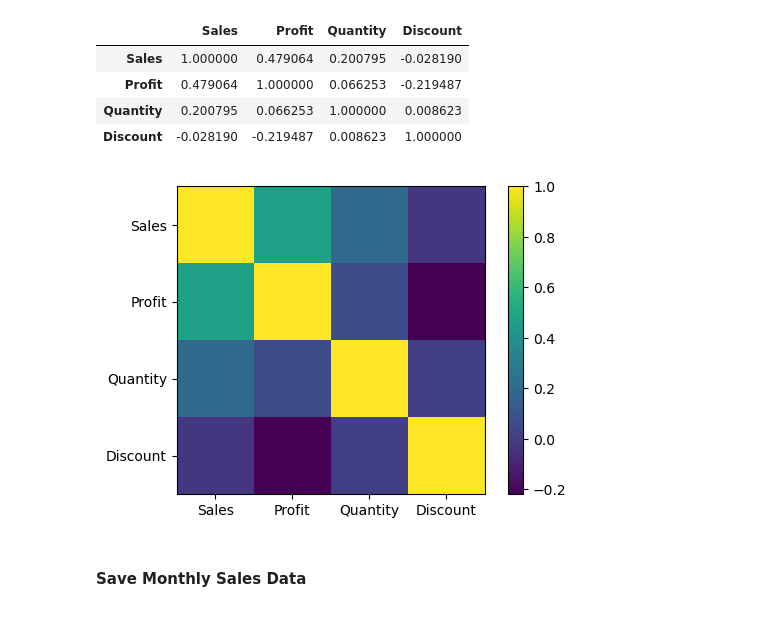
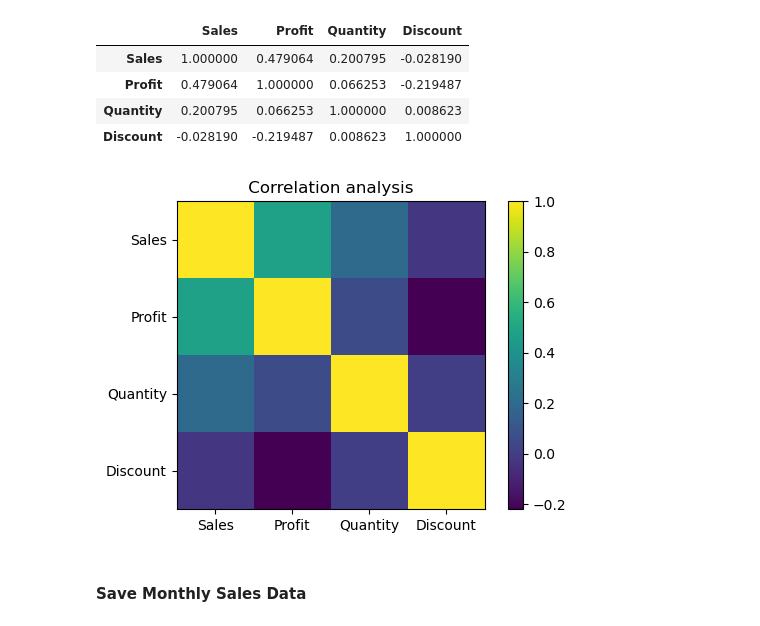
Before and after one commit to Rutu-2805/Predictive-Analytics-Project, a Jupyter notebook: Notebook/Predictive-analytics.ipynb, the cells around one changed output. Cells and saved outputs as stored; diff of their text form; code cells hidden in the pictures.

```diff
--- a/Notebook/Predictive-analytics.ipynb
+++ b/Notebook/Predictive-analytics.ipynb
@@ -363,16 +353,17 @@ numeric_df.corr()
 # %%
 import matplotlib.pyplot as plt
 
 corr = numeric_df.corr()
 
 plt.figure(figsize=(6,4))
 plt.imshow(corr)
 plt.colorbar()
+plt.title(" Correlation analysis ")
 plt.xticks(range(len(corr.columns)), corr.columns)
 plt.yticks(range(len(corr.columns)), corr.columns)
 plt.show()
 # %% [output]
-[figure, old version]
+[figure, new version]
 # %% [markdown]
 #### Save Monthly Sales Data
 # %%
```
Also changed, not shown: parts of 2 cells of this notebook, 14 other files.
